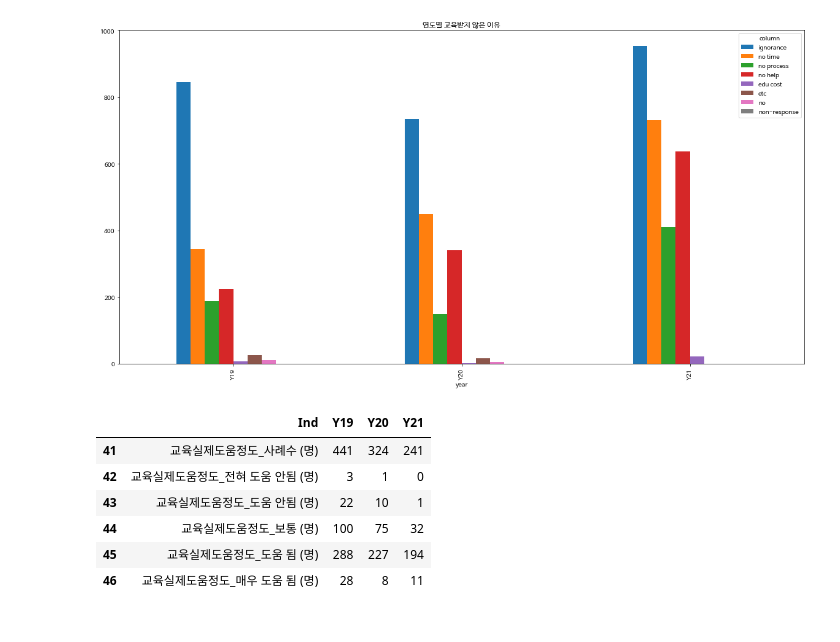
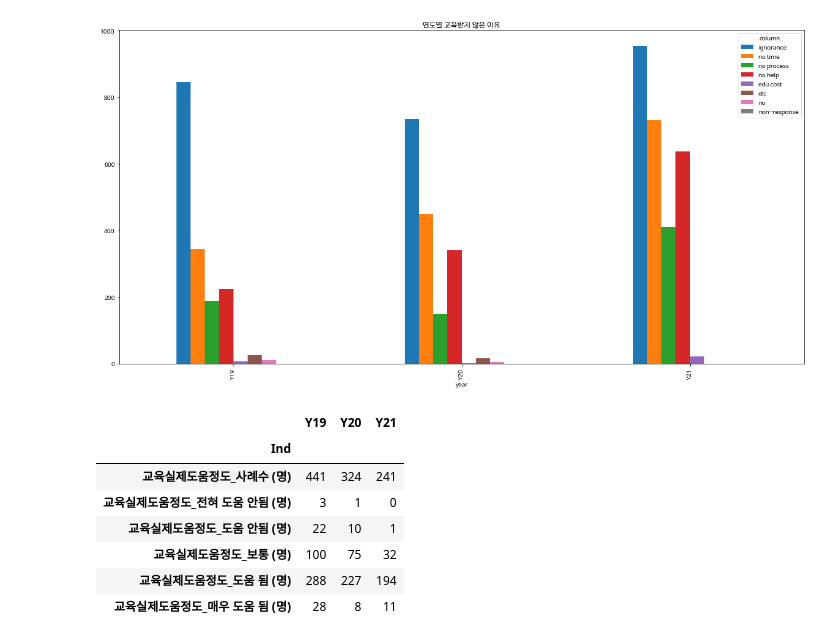
Before and after one commit to limyerin/contest, a Jupyter notebook: data_tidy(2).ipynb, the cells around one changed output. Saved outputs shown, nothing was run; the diff lists cells and outputs as text; code cells hidden in the pictures.

```diff
--- a/data_tidy(2).ipynb
+++ b/data_tidy(2).ipynb
@@ -666,13 +666,14 @@ rfrh_nedu2.plot(kind='bar', figsize=(20, 10), title = '연도별 교육받지
 [figure]
 # %%
 # 귀농귀촌교육 도움된 정도
-
-df1.iloc[41:].set_index('Ind')
+rfrh_support = df1.iloc[41:].set_index('Ind')
+rfrh_support
 # %% [output]
-|  | Ind | Y19 | Y20 | Y21 |
-| 41 | 교육실제도움정도_사례수 (명) | 441 | 324 | 241 |
-| 42 | 교육실제도움정도_전혀 도움 안됨 (명) | 3 | 1 | 0 |
-| 43 | 교육실제도움정도_도움 안됨 (명) | 22 | 10 | 1 |
-| 44 | 교육실제도움정도_보통 (명) | 100 | 75 | 32 |
-| 45 | 교육실제도움정도_도움 됨 (명) | 288 | 227 | 194 |
-| 46 | 교육실제도움정도_매우 도움 됨 (명) | 28 | 8 | 11 |
+|  | Y19 | Y20 | Y21 |
+| Ind |  |  |  |
+| 교육실제도움정도_사례수 (명) | 441 | 324 | 241 |
+| 교육실제도움정도_전혀 도움 안됨 (명) | 3 | 1 | 0 |
+| 교육실제도움정도_도움 안됨 (명) | 22 | 10 | 1 |
+| 교육실제도움정도_보통 (명) | 100 | 75 | 32 |
+| 교육실제도움정도_도움 됨 (명) | 288 | 227 | 194 |
+| 교육실제도움정도_매우 도움 됨 (명) | 28 | 8 | 11 |
```
Also changed, not shown: parts of 3 cells of this notebook.
